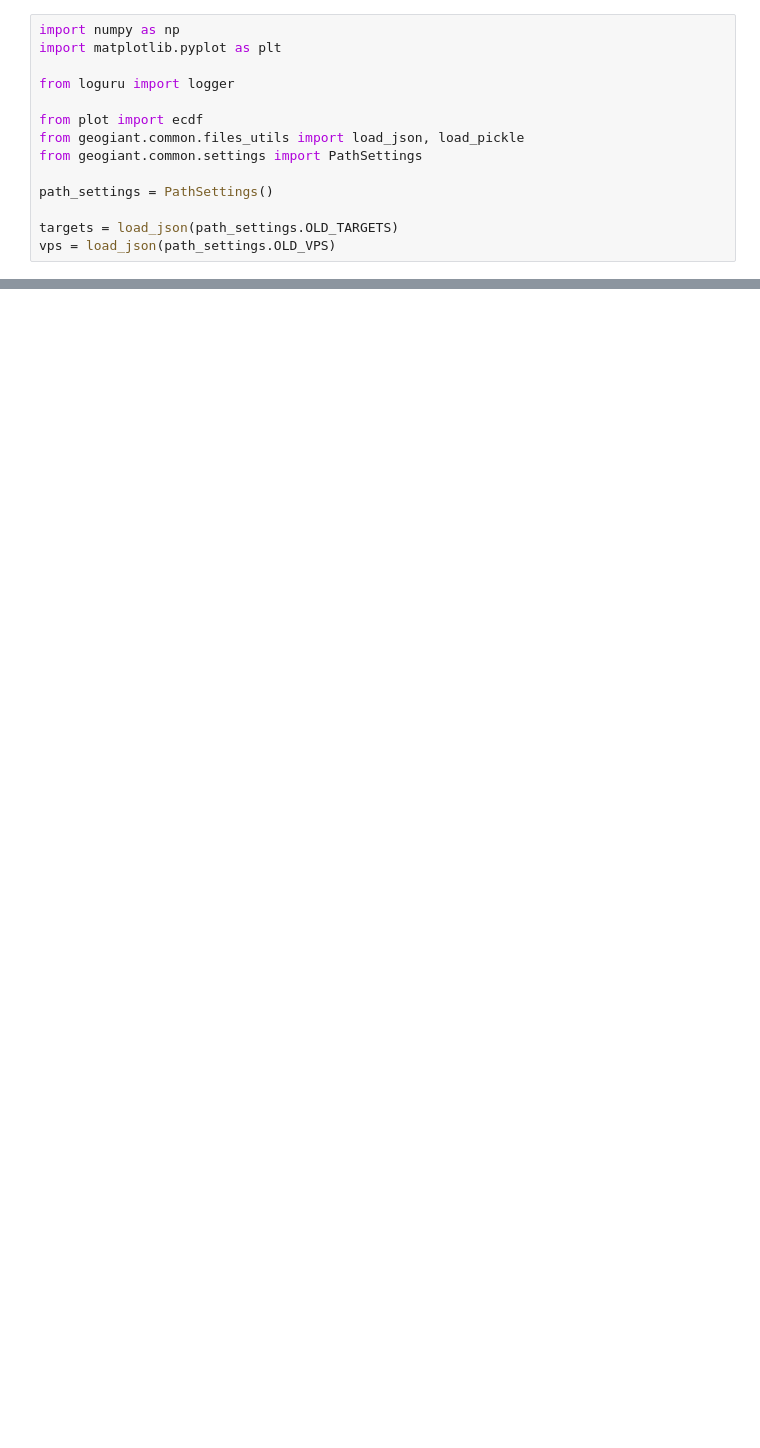
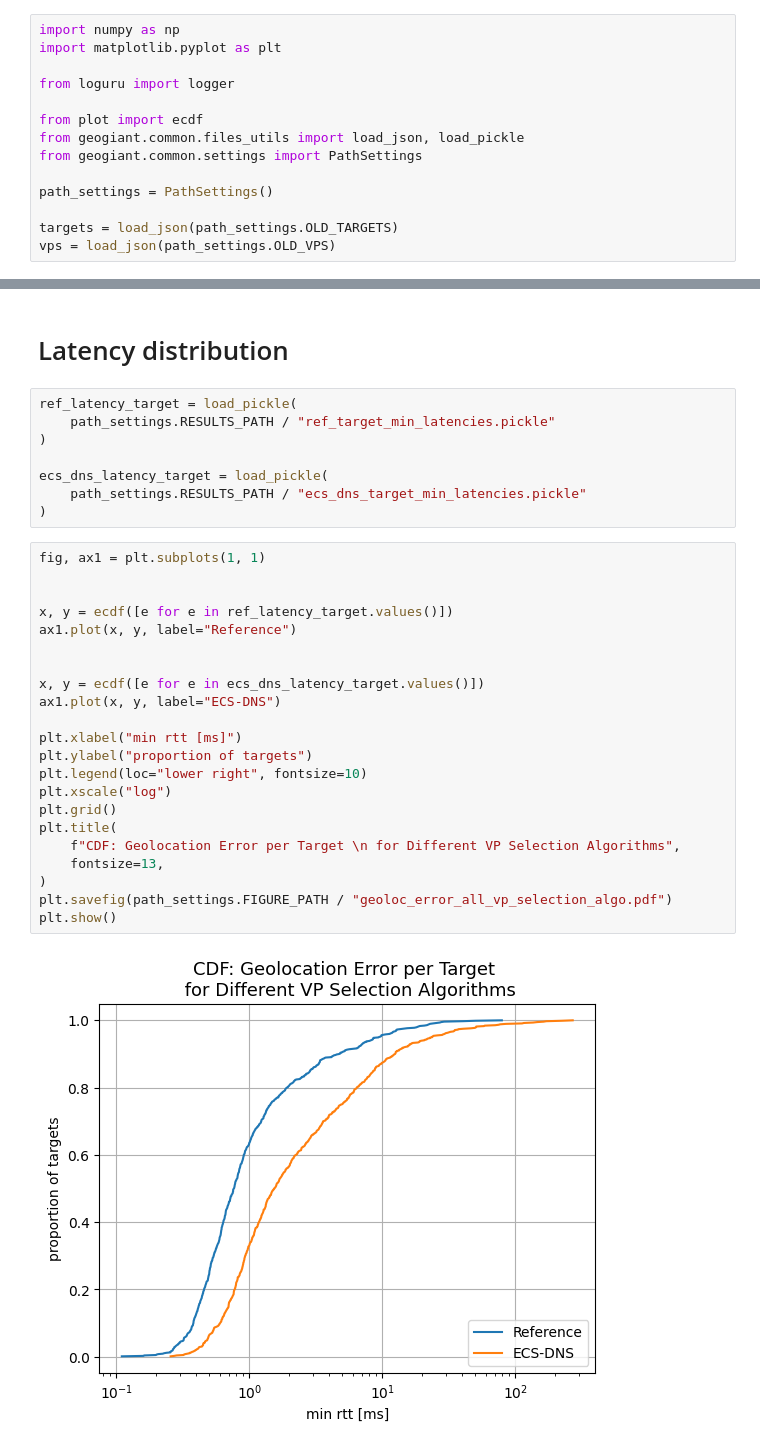
Before and after one commit to dioptra-io/georesolver, a Jupyter notebook: geogiant/analysis/vp_selection_eval.ipynb, the cells around one changed output, grey strips where cells are left out. Drawn from its saved outputs; the diff is of its cells as text; blank space fills up the shorter version.

```diff
--- a/geogiant/analysis/vp_selection_eval.ipynb
+++ b/geogiant/analysis/vp_selection_eval.ipynb
@@ -85,0 +113,34 @@ logger.info(
+# %% [markdown]
+# Latency distribution
+# %%
+ref_latency_target = load_pickle(
+    path_settings.RESULTS_PATH / "ref_target_min_latencies.pickle"
+)
+
+ecs_dns_latency_target = load_pickle(
+    path_settings.RESULTS_PATH / "ecs_dns_target_min_latencies.pickle"
+)
+# %%
+fig, ax1 = plt.subplots(1, 1)
+
+
+x, y = ecdf([e for e in ref_latency_target.values()])
+ax1.plot(x, y, label="Reference")
+
+
+x, y = ecdf([e for e in ecs_dns_latency_target.values()])
+ax1.plot(x, y, label="ECS-DNS")
+
+plt.xlabel("min rtt [ms]")
+plt.ylabel("proportion of targets")
+plt.legend(loc="lower right", fontsize=10)
+plt.xscale("log")
+plt.grid()
+plt.title(
+    f"CDF: Geolocation Error per Target \n for Different VP Selection Algorithms",
+    fontsize=13,
+)
+plt.savefig(path_settings.FIGURE_PATH / "geoloc_error_all_vp_selection_algo.pdf")
+plt.show()
+# %% [output]
+[figure, added]
```
Also changed, not shown: parts of 8 cells of this notebook, 5 other files.
